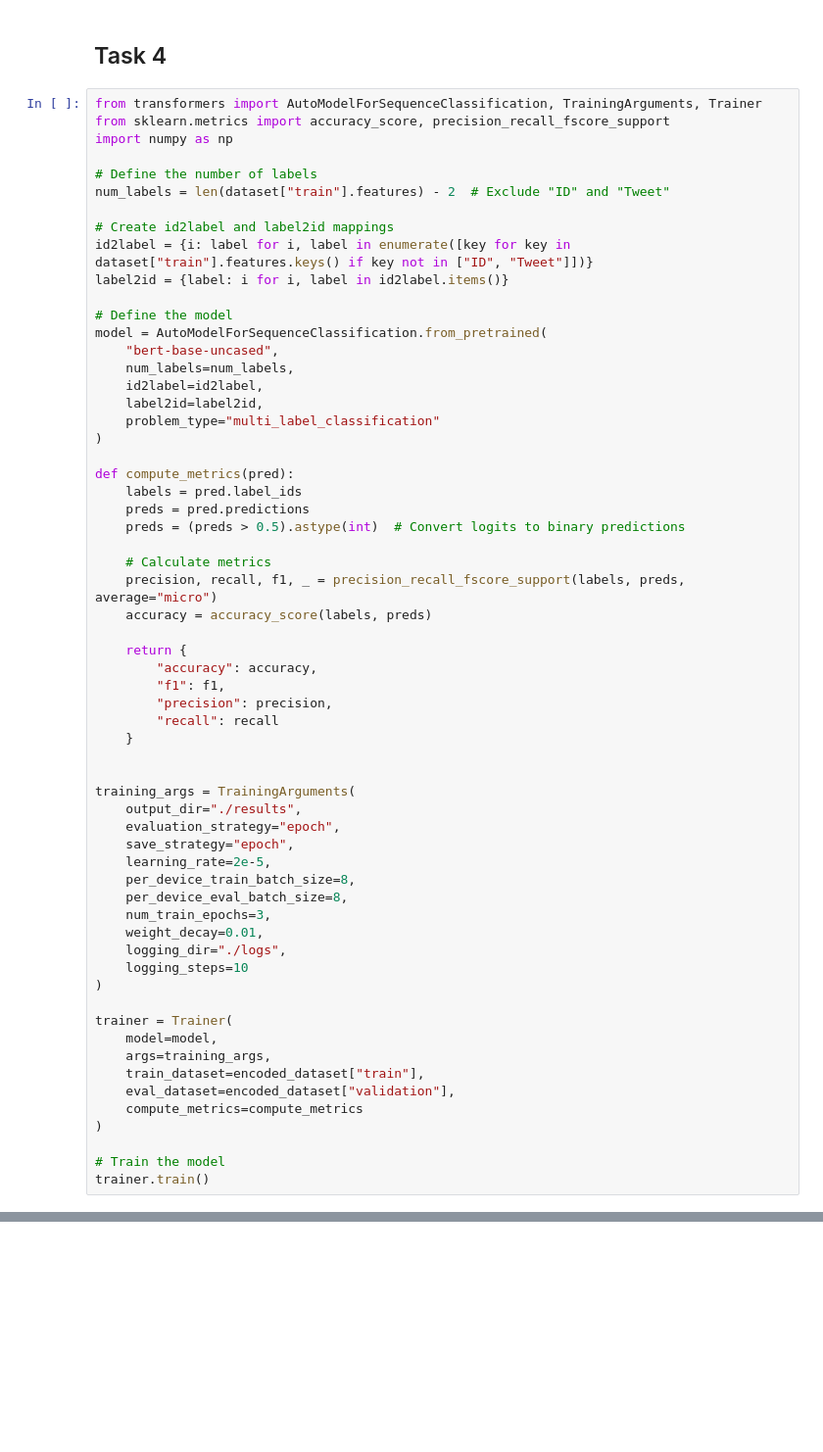
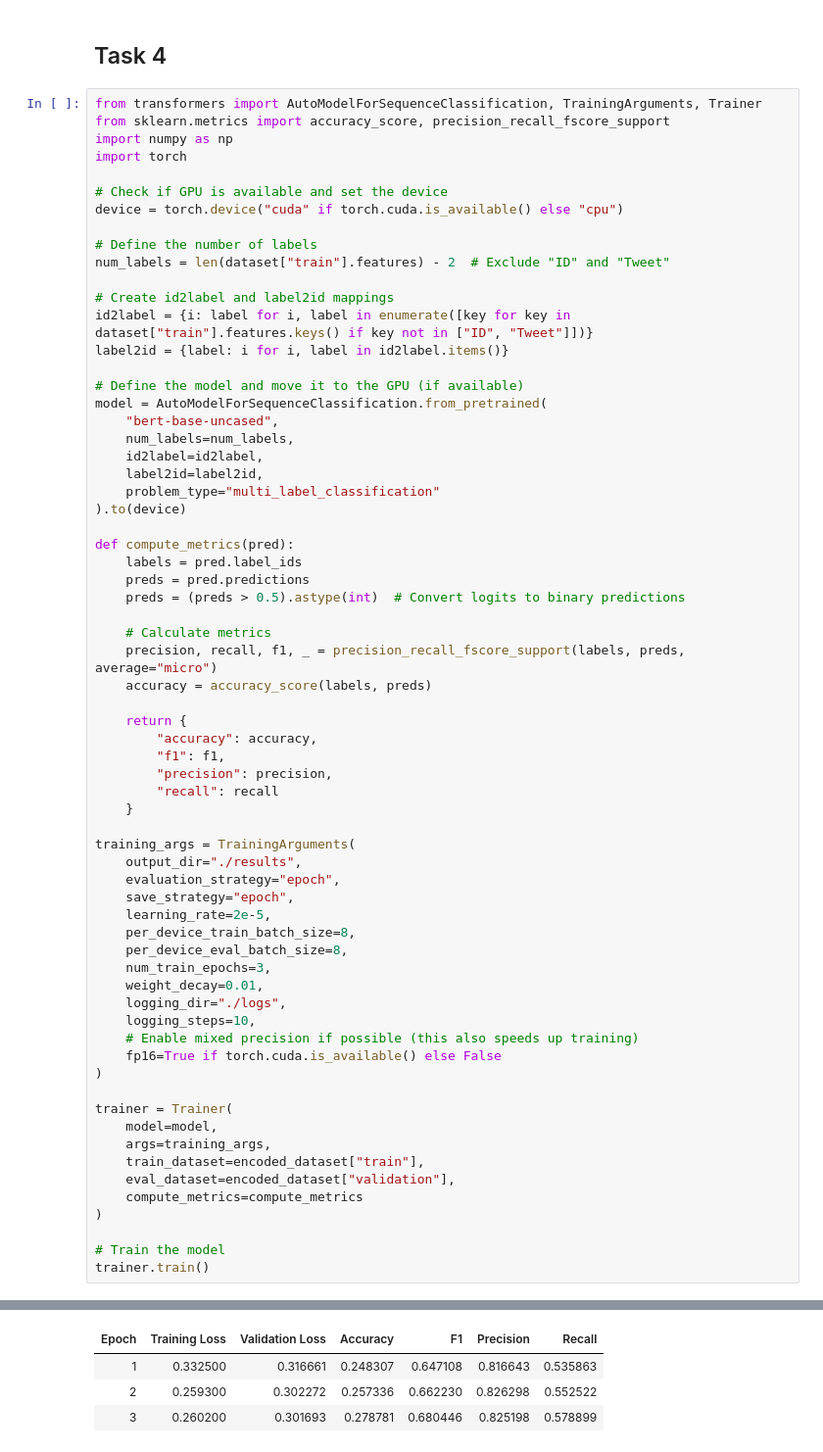
Before and after one commit to s19kjams/NLP, a Jupyter notebook: Assignment3/Assignment_3_KiavashJamshidi_AmirEsmaeili.ipynb, the cells around one changed output, grey strips where cells are left out. Shown at 98% size. Drawn from its saved outputs; the diff is of its cells as text; blank space fills up the shorter version.

```diff
--- a/Assignment3/Assignment_3_KiavashJamshidi_AmirEsmaeili.ipynb
+++ b/Assignment3/Assignment_3_KiavashJamshidi_AmirEsmaeili.ipynb
@@ -76,6 +92,10 @@ dict_keys(['input_ids', 'token_type_ids', 'attention_mask', 'labels'])
 from transformers import AutoModelForSequenceClassification, TrainingArguments, Trainer
 from sklearn.metrics import accuracy_score, precision_recall_fscore_support
 import numpy as np
+import torch
+
+# Check if GPU is available and set the device
+device = torch.device("cuda" if torch.cuda.is_available() else "cpu")
 
 # Define the number of labels
 num_labels = len(dataset["train"].features) - 2  # Exclude "ID" and "Tweet"
@@ -84,14 +104,14 @@ num_labels = len(dataset["train"].features) - 2  # Exclude "ID" and "Tweet"
 id2label = {i: label for i, label in enumerate([key for key in dataset["train"].features.keys() if key not in ["ID", "Tweet"]])}
 label2id = {label: i for i, label in id2label.items()}
 
-# Define the model
+# Define the model and move it to the GPU (if available)
 model = AutoModelForSequenceClassification.from_pretrained(
     "bert-base-uncased",
     num_labels=num_labels,
     id2label=id2label,
     label2id=label2id,
     problem_type="multi_label_classification"
-)
+).to(device)
 
 def compute_metrics(pred):
     labels = pred.label_ids
@@ -109,7 +129,6 @@ def compute_metrics(pred):
         "recall": recall
     }
 
-
 training_args = TrainingArguments(
     output_dir="./results",
     evaluation_strategy="epoch",
@@ -120,7 +139,9 @@ training_args = TrainingArguments(
     num_train_epochs=3,
     weight_decay=0.01,
     logging_dir="./logs",
-    logging_steps=10
+    logging_steps=10,
+    # Enable mixed precision if possible (this also speeds up training)
+    fp16=True if torch.cuda.is_available() else False
 )
 
 trainer = Trainer(
@@ -142,0 +170,4 @@ KeyboardInterrupt:
+| Epoch | Training Loss | Validation Loss | Accuracy | F1 | Precision | Recall |
+| 1 | 0.332500 | 0.316661 | 0.248307 | 0.647108 | 0.816643 | 0.535863 |
+| 2 | 0.259300 | 0.302272 | 0.257336 | 0.662230 | 0.826298 | 0.552522 |
+| 3 | 0.260200 | 0.301693 | 0.278781 | 0.680446 | 0.825198 | 0.578899 |
```
Also changed, not shown: parts of 6 cells of this notebook.
